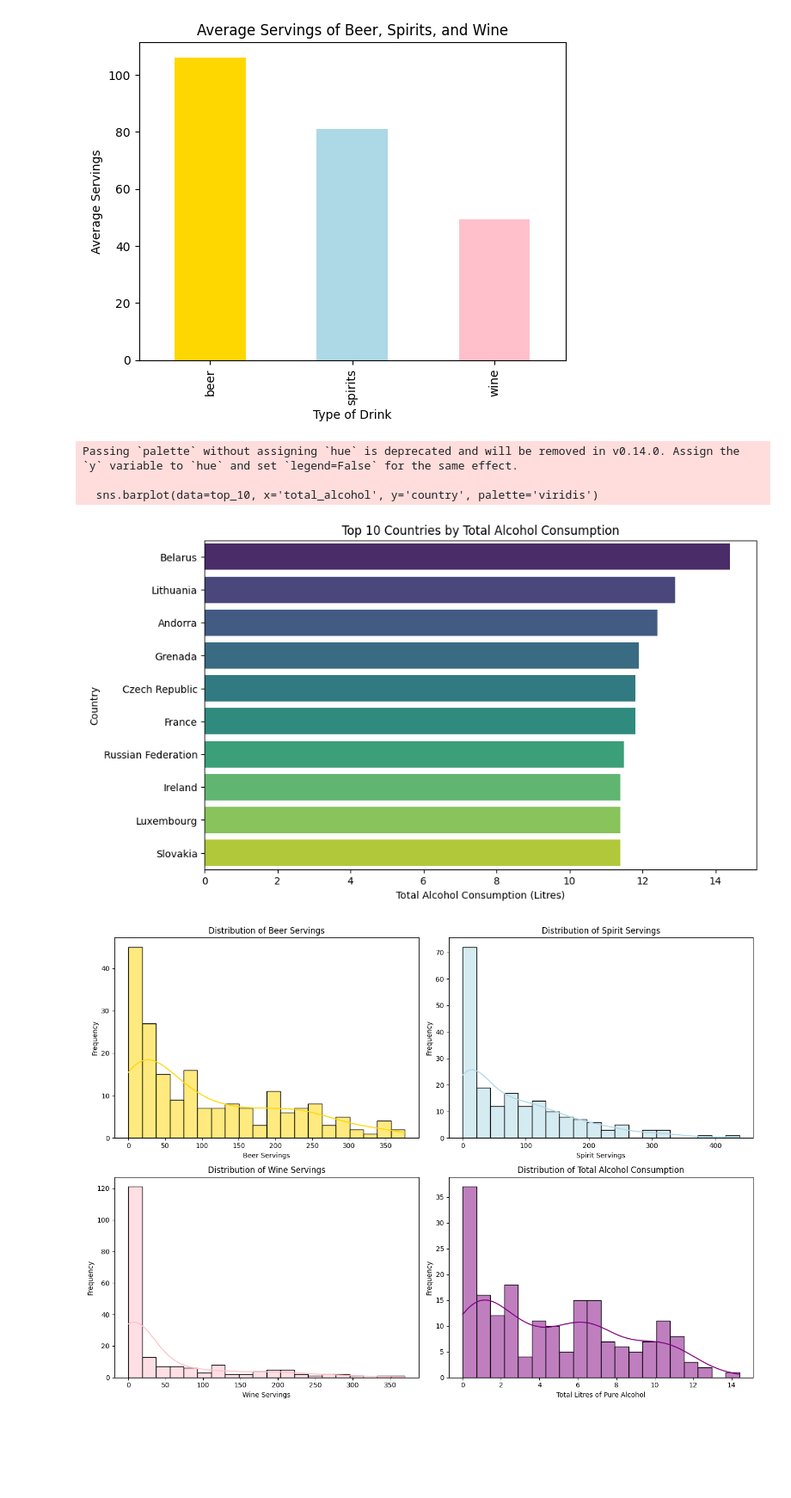
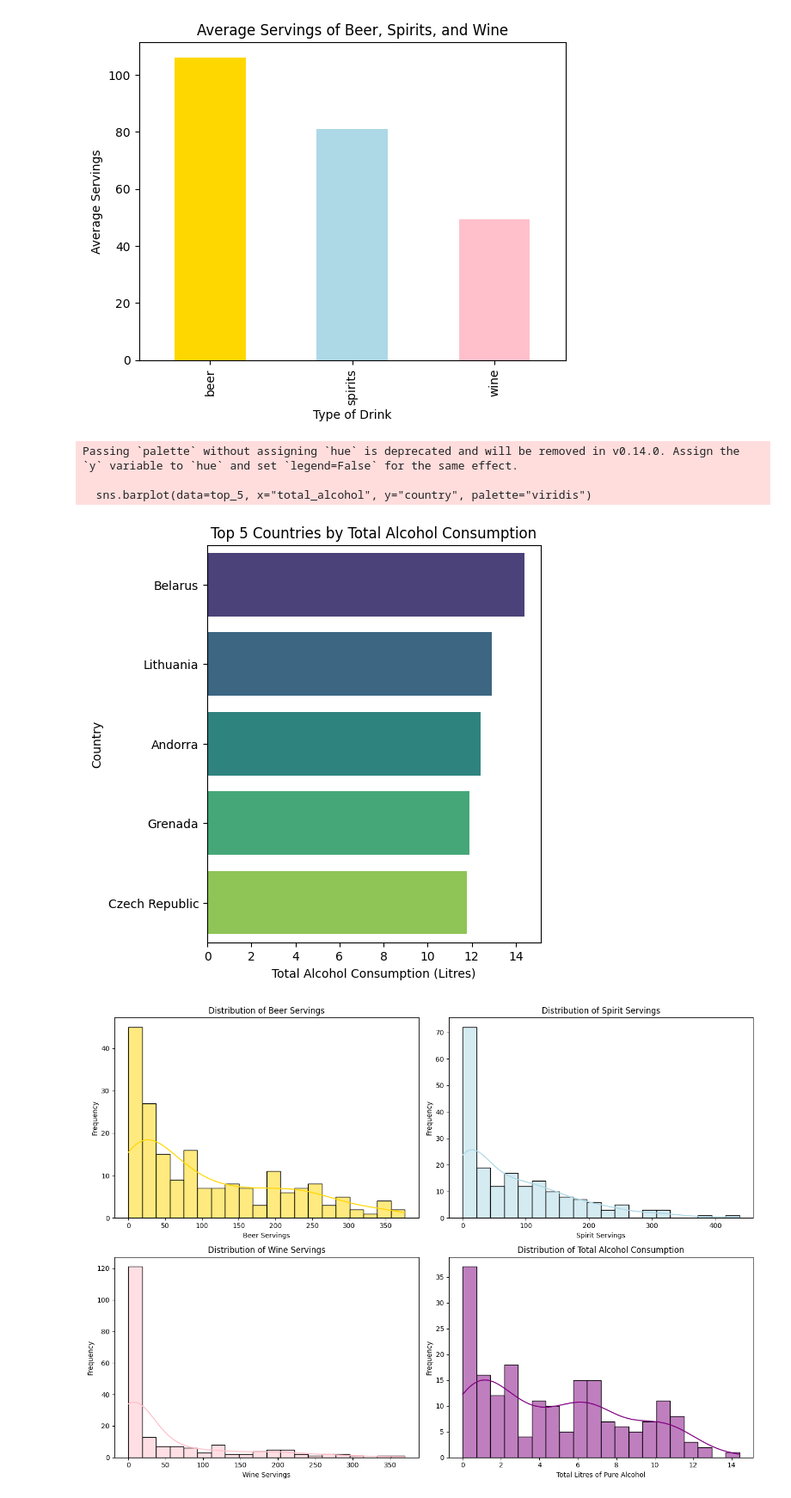
Before and after one commit to jessc0202/Sizhe_Chen_mini_Project_9, a Jupyter notebook: main.ipynb, the cells around one changed output. Shown at 86% size. Drawn from its saved outputs; the diff is of its cells as text; code cells hidden in the pictures; blank space fills up the shorter version.

```diff
--- a/main.ipynb
+++ b/main.ipynb
@@ -30,12 +30,14 @@ memory usage: 7.7+ KB
 # %% [markdown]
 **Clean Dataset**
 # %%
-drink_df = drink_df.rename(columns={
-    'beer_servings': 'beer',
-    'spirit_servings': 'spirits',
-    'wine_servings': 'wine',
-    'total_litres_of_pure_alcohol': 'total_alcohol'
-})
+drink_df = drink_df.rename(
+    columns={
+        "beer_servings": "beer",
+        "spirit_servings": "spirits",
+        "wine_servings": "wine",
+        "total_litres_of_pure_alcohol": "total_alcohol",
+    }
+)
 # %% [markdown]
 **data analysis**
 # %%
@@ -89,19 +91,19 @@ plt.show()
 # %% [output]
 [figure]
 # %%
-# Top 10 countries by total alcohol consumption
-top_10 = drink_df.nlargest(10, 'total_alcohol')
-plt.figure(figsize=(10, 6))
-sns.barplot(data=top_10, x='total_alcohol', y='country', palette='viridis')
-plt.title("Top 10 Countries by Total Alcohol Consumption")
+# Top 5 countries by total alcohol consumption
+top_5 = drink_df.nlargest(5, "total_alcohol")
+plt.figure(figsize=(5, 6))
+sns.barplot(data=top_5, x="total_alcohol", y="country", palette="viridis")
+plt.title("Top 5 Countries by Total Alcohol Consumption")
 plt.xlabel("Total Alcohol Consumption (Litres)")
 plt.ylabel("Country")
 plt.show()
 # %% [output]
 Passing `palette` without assigning `hue` is deprecated and will be removed in v0.14.0. Assign the `y` variable to `hue` and set `legend=False` for the same effect.
 
-  sns.barplot(data=top_10, x='total_alcohol', y='country', palette='viridis')
+  sns.barplot(data=top_5, x="total_alcohol", y="country", palette="viridis")
-[figure, old version]
+[figure, new version]
 # %%
 import matplotlib.pyplot as plt
 import seaborn as sns
```
Also changed, not shown: parts of 7 cells of this notebook, 20 other files.
